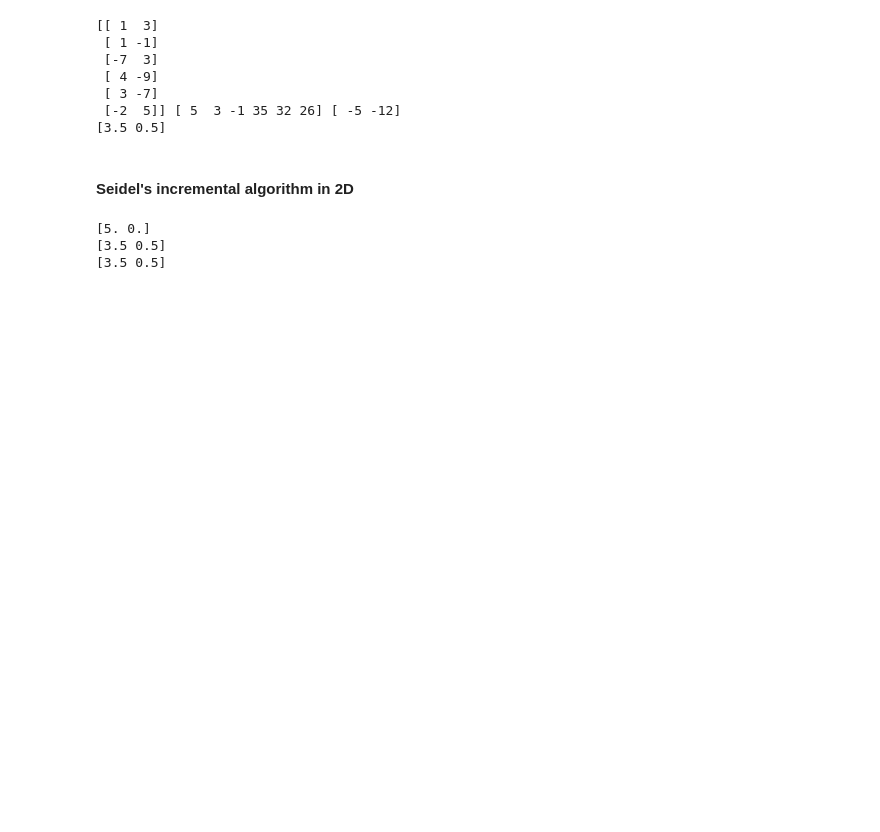
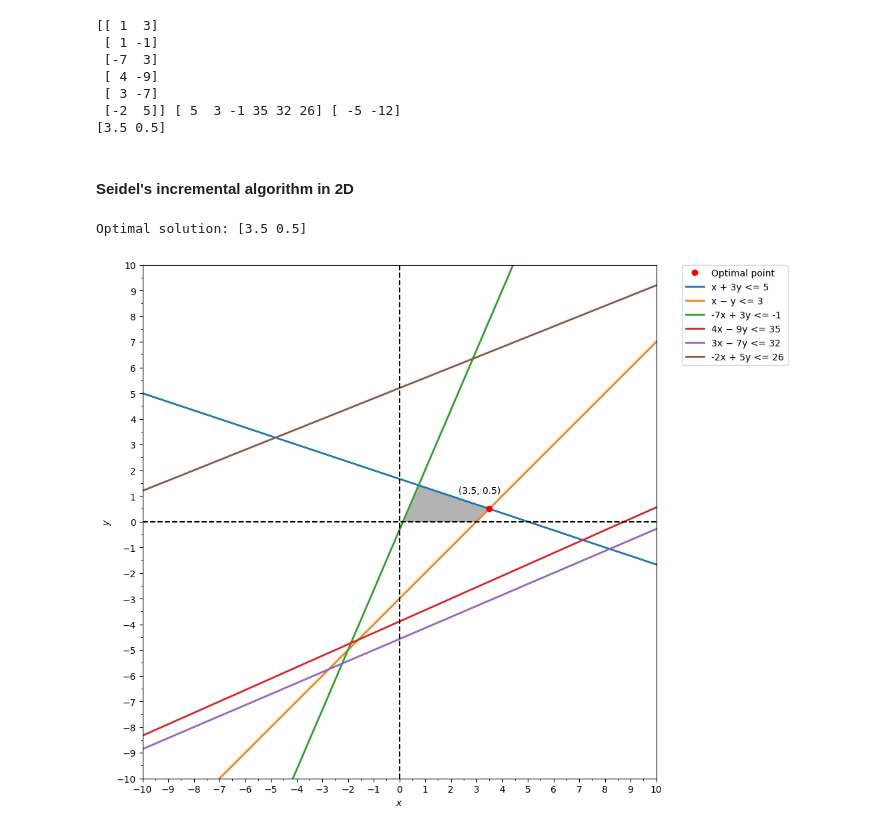
Before and after one commit to vicroshi/comp_geom, a Jupyter notebook: partB.ipynb, the cells around one changed output. Drawn from its saved outputs; the diff is of its cells as text; code cells hidden in the pictures; blank space fills up the shorter version.

```diff
--- a/partB.ipynb
+++ b/partB.ipynb
@@ -66,16 +66,22 @@ A = np.array([
 b = np.array([5, 3, -1, 35, 32, 26])
 x_bounds = (0, None)
 # %%
+from matplotlib.ticker import AutoMinorLocator, MultipleLocator
 import numpy as np
 np.float_ = np.float64
 import matplotlib.pyplot as plt
-def plot_feasible_region(A=A, b=b):
+def plot_feasible_region(optimal,A=A, b=b ):
     d = np.linspace(0,16,300)
     x1,x2 = np.meshgrid(d,d)
     plt.figure(figsize=(10,10))
     feasible_region = np.logical_and.reduce([(A[i, 0] * x1 + A[i, 1] * x2 <= b[i]) for i in range(A.shape[0])])
     plt.imshow(feasible_region.astype(int) ,
                     extent=(x1.min(),x1.max(),x2.min(),x2.max()),origin="lower", cmap="Greys", alpha = 0.3);
+    plt.annotate(f'({optimal[0]}, {optimal[1]})',
+                 xy=(optimal[0], optimal[1]),
+                 xytext=(optimal[0]-1.2, optimal[1] + 0.6),
+                 )
+    plt.plot(optimal[0], optimal[1], 'ro', label='Optimal point',zorder=999)
     x1 = np.linspace(-1000, 1000, 2000)
     for i in range(A.shape[0]):
         x2 = (b[i] - A[i,0]*x1)/A[i,1]
@@ -86,8 +92,12 @@ def plot_feasible_region(A=A, b=b):
     plt.axhline(y=0, color='black', linestyle='--')
     plt.xlim(-10,10)
     plt.ylim(-10,10)
+    ax = plt.gca()
+    ax.xaxis.set_major_locator(MultipleLocator(1))
+    ax.yaxis.set_major_locator(MultipleLocator(1))
+     # Set the minor
+    ax.xaxis.set_minor_locator(MultipleLocator(0.5))
+    ax.yaxis.set_minor_locator(MultipleLocator(0.5))
     plt.legend(bbox_to_anchor=(1.05, 1), loc=2, borderaxespad=0.)
     plt.xlabel(r'$x$')
     plt.ylabel(r'$y$')
-
-plot_feasible_region()
@@ -130,36 +138,36 @@ def seidel_2d(A, b, c, x_bounds):
                         # max_idcs = [i,j,k]
     H = np.array(A[max_idcs])
     bH = np.array(b[max_idcs])
     A = np.delete(A, max_idcs, axis=0)
     b = np.delete(b, max_idcs)
     x_i = max_x
     for i in range(len(A)):
         tmp = np.vstack((H, A[i]))
         tmpB = np.append(bH, b[i])
         if A[i]@x_i > b[i]:
             idx, new_c, new_A, new_b, new_of_constant = intersect_constraints(c, tmp, tmpB) #intersection with new constraint, returns new d-1 problem
             res = optimize.linprog(new_c, A_ub=new_A, b_ub=new_b,bounds=x_bounds) # this is the same, but easier code
             # res = optimize.linprog(c, A_ub=tmp[:-1], b_ub=tmpB[:-1], A_eq=tmp[-1,np.newaxis], b_eq=tmpB[-1], bounds=x_bounds) #solve d-1 problem
             if res.success:
                 # x_i = res.x #this is for the other version
                 x2 = res.x
                 x1 = (b[i] - np.delete(A[i],idx)*x2)/A[i,idx]
                 x_i = np.append(x1, x2)
-                print(x_i)
+                # print(x_i)
             else:
                 break
         H = tmp
         bH = tmpB
     if len(H) == n:
         status = 1
         return status, x_i
     else:
         status = 0
         return status, None
-status, x = seidel_2d(A, b, c, x_bounds)
+status, optimal = seidel_2d(A, b, c, x_bounds)
 if status:
-    print(x)
+    print('Optimal solution:', optimal)
+    plot_feasible_region(optimal)
 # %% [output]
-[5. 0.]
-[3.5 0.5]
-[3.5 0.5]
+Optimal solution: [3.5 0.5]
+[figure, added]
```
Also changed, not shown: parts of 2 cells of this notebook, 4 other files.
